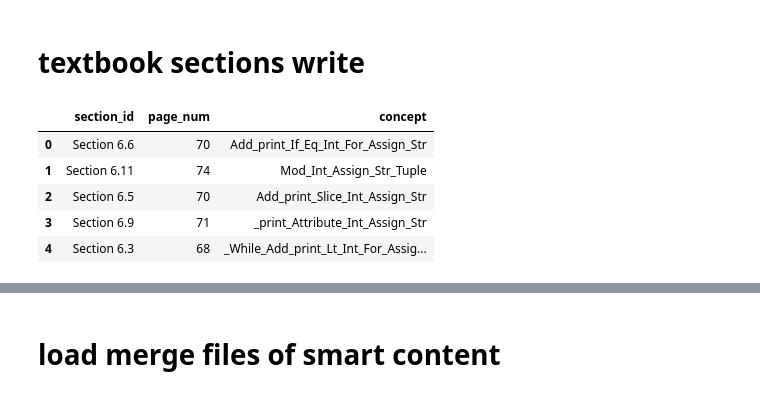
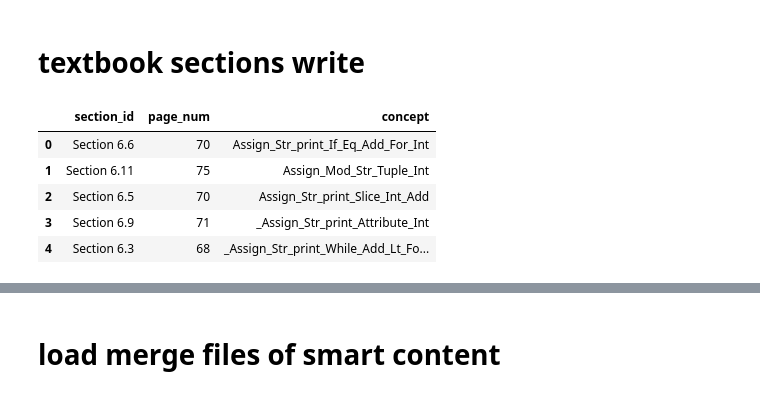
Before and after one commit to PAWSLabUniversityOfPittsburgh/python-parser, a Jupyter notebook: merge_concepts.ipynb, the cells around one changed output, grey strips where cells are left out. Drawn from its saved outputs; the diff is of its cells as text; code cells hidden in the pictures.

```diff
--- a/merge_concepts.ipynb
+++ b/merge_concepts.ipynb
@@ -119,24 +143,29 @@ content_name_urls.merge(examples,how='inner',on='content_name').to_csv('./out_me
 # %% [markdown]
 # textbook sections write
 # %%
-textbook = pd.read_csv('smart_learning_content_section_page_numbers.csv')
+textbook = pd.read_csv('smart_learning_content_section.csv')
+
+page_ids = json.load(open('./section_page_numbers.json','r'))
+
+textbook.loc[:,'section_id'] = textbook.loc[:,'section_id'].apply(lambda x: f"Section {'.'.join(x.split('-')[1:])}")
+# print(textbook.loc[:,'section_id'])
+
+textbook.loc[:,'page_id'] = textbook.apply(lambda x: page_ids[x['section_id']],axis=1)
 
 textbook = textbook[['section_id','page_id','concept']]
-
-textbook.loc[:,'section_id'] = textbook.loc[:,'section_id'].apply(lambda x: f"Section {'.'.join(x.split('-')[1:])}")
 
 textbook = textbook.rename(columns={
     "page_id":"page_num"
 })
 
 textbook.head()
 # %% [output]
 |  | section_id | page_num | concept |
-| 0 | Section 6.6 | 70 | Add_print_If_Eq_Int_For_Assign_Str |
-| 1 | Section 6.11 | 74 | Mod_Int_Assign_Str_Tuple |
-| 2 | Section 6.5 | 70 | Add_print_Slice_Int_Assign_Str |
-| 3 | Section 6.9 | 71 | _print_Attribute_Int_Assign_Str |
-| 4 | Section 6.3 | 68 | _While_Add_print_Lt_Int_For_Assig... |
+| 0 | Section 6.6 | 70 | Assign_Str_print_If_Eq_Add_For_Int |
+| 1 | Section 6.11 | 75 | Assign_Mod_Str_Tuple_Int |
+| 2 | Section 6.5 | 70 | Assign_Str_print_Slice_Int_Add |
+| 3 | Section 6.9 | 71 | _Assign_Str_print_Attribute_Int |
+| 4 | Section 6.3 | 68 | _Assign_Str_print_While_Add_Lt_Fo... |
 # %%
 textbook = textbook.sort_values(by='page_num').reset_index()
 textbook.loc[:,'concept_upto'] = textbook.loc[:,'concept']
```
Also changed, not shown: parts of 23 cells of this notebook, 3 other files.
